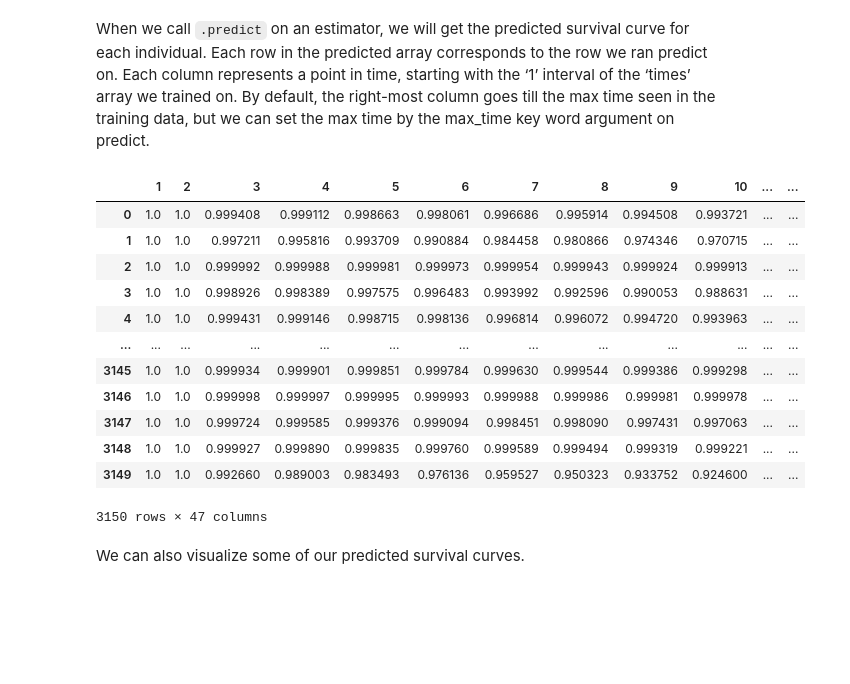
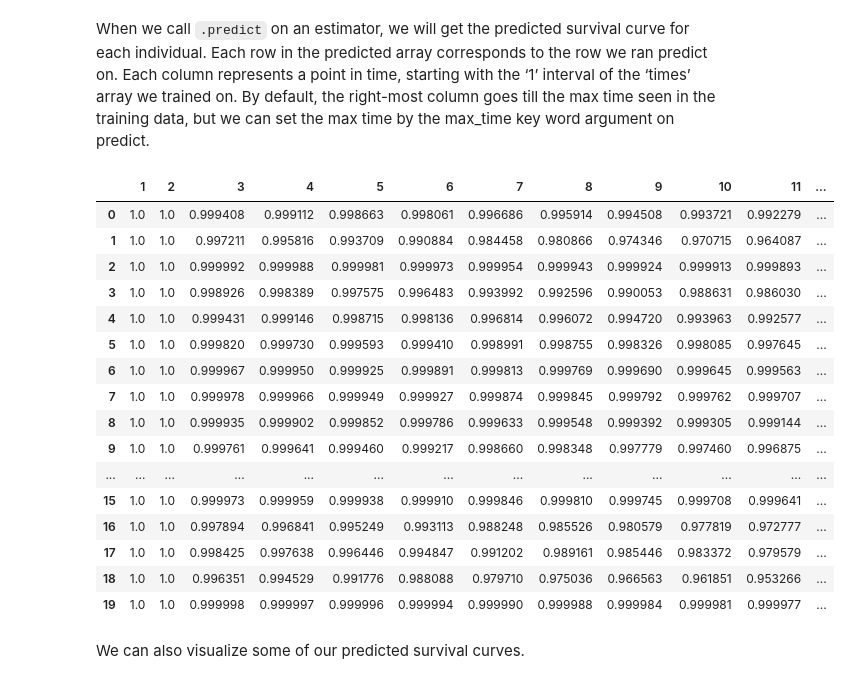
Before and after one commit to pr38/survivalpredict, a Jupyter notebook: notebooks/survivalpredict_walkthrough_demo.ipynb, the cells around one changed output. Saved outputs shown, nothing was run; the diff lists cells and outputs as text; code cells hidden in the pictures; blank space fills up the shorter version.

```diff
--- a/notebooks/survivalpredict_walkthrough_demo.ipynb
+++ b/notebooks/survivalpredict_walkthrough_demo.ipynb
@@ -83,21 +85,27 @@ preds = cox.predict(X,max_time=max_time)
 # %%
 times_of_survival_curve = np.arange(1,max_time +1)
 
-pd.DataFrame(preds, columns=times_of_survival_curve)
+preds_df = pd.DataFrame(preds, columns=times_of_survival_curve)
+
+HTML(preds_df.head(20).to_html())
 # %% [output]
-|  | 1 | 2 | 3 | 4 | 5 | 6 | 7 | 8 | 9 | 10 | ... | ... |
-| 0 | 1.0 | 1.0 | 0.999408 | 0.999112 | 0.998663 | 0.998061 | 0.996686 | 0.995914 | 0.994508 | 0.993721 | ... | ... |
-| 1 | 1.0 | 1.0 | 0.997211 | 0.995816 | 0.993709 | 0.990884 | 0.984458 | 0.980866 | 0.974346 | 0.970715 | ... | ... |
-| 2 | 1.0 | 1.0 | 0.999992 | 0.999988 | 0.999981 | 0.999973 | 0.999954 | 0.999943 | 0.999924 | 0.999913 | ... | ... |
-| 3 | 1.0 | 1.0 | 0.998926 | 0.998389 | 0.997575 | 0.996483 | 0.993992 | 0.992596 | 0.990053 | 0.988631 | ... | ... |
-| 4 | 1.0 | 1.0 | 0.999431 | 0.999146 | 0.998715 | 0.998136 | 0.996814 | 0.996072 | 0.994720 | 0.993963 | ... | ... |
+|  | 1 | 2 | 3 | 4 | 5 | 6 | 7 | 8 | 9 | 10 | 11 | ... |
+| 0 | 1.0 | 1.0 | 0.999408 | 0.999112 | 0.998663 | 0.998061 | 0.996686 | 0.995914 | 0.994508 | 0.993721 | 0.992279 | ... |
+| 1 | 1.0 | 1.0 | 0.997211 | 0.995816 | 0.993709 | 0.990884 | 0.984458 | 0.980866 | 0.974346 | 0.970715 | 0.964087 | ... |
+| 2 | 1.0 | 1.0 | 0.999992 | 0.999988 | 0.999981 | 0.999973 | 0.999954 | 0.999943 | 0.999924 | 0.999913 | 0.999893 | ... |
+| 3 | 1.0 | 1.0 | 0.998926 | 0.998389 | 0.997575 | 0.996483 | 0.993992 | 0.992596 | 0.990053 | 0.988631 | 0.986030 | ... |
+| 4 | 1.0 | 1.0 | 0.999431 | 0.999146 | 0.998715 | 0.998136 | 0.996814 | 0.996072 | 0.994720 | 0.993963 | 0.992577 | ... |
+| 5 | 1.0 | 1.0 | 0.999820 | 0.999730 | 0.999593 | 0.999410 | 0.998991 | 0.998755 | 0.998326 | 0.998085 | 0.997645 | ... |
+| 6 | 1.0 | 1.0 | 0.999967 | 0.999950 | 0.999925 | 0.999891 | 0.999813 | 0.999769 | 0.999690 | 0.999645 | 0.999563 | ... |
+| 7 | 1.0 | 1.0 | 0.999978 | 0.999966 | 0.999949 | 0.999927 | 0.999874 | 0.999845 | 0.999792 | 0.999762 | 0.999707 | ... |
+| 8 | 1.0 | 1.0 | 0.999935 | 0.999902 | 0.999852 | 0.999786 | 0.999633 | 0.999548 | 0.999392 | 0.999305 | 0.999144 | ... |
+| 9 | 1.0 | 1.0 | 0.999761 | 0.999641 | 0.999460 | 0.999217 | 0.998660 | 0.998348 | 0.997779 | 0.997460 | 0.996875 | ... |
 | ... | ... | ... | ... | ... | ... | ... | ... | ... | ... | ... | ... | ... |
-| 3145 | 1.0 | 1.0 | 0.999934 | 0.999901 | 0.999851 | 0.999784 | 0.999630 | 0.999544 | 0.999386 | 0.999298 | ... | ... |
-| 3146 | 1.0 | 1.0 | 0.999998 | 0.999997 | 0.999995 | 0.999993 | 0.999988 | 0.999986 | 0.999981 | 0.999978 | ... | ... |
-| 3147 | 1.0 | 1.0 | 0.999724 | 0.999585 | 0.999376 | 0.999094 | 0.998451 | 0.998090 | 0.997431 | 0.997063 | ... | ... |
-| 3148 | 1.0 | 1.0 | 0.999927 | 0.999890 | 0.999835 | 0.999760 | 0.999589 | 0.999494 | 0.999319 | 0.999221 | ... | ... |
-| 3149 | 1.0 | 1.0 | 0.992660 | 0.989003 | 0.983493 | 0.976136 | 0.959527 | 0.950323 | 0.933752 | 0.924600 | ... | ... |
+| 15 | 1.0 | 1.0 | 0.999973 | 0.999959 | 0.999938 | 0.999910 | 0.999846 | 0.999810 | 0.999745 | 0.999708 | 0.999641 | ... |
+| 16 | 1.0 | 1.0 | 0.997894 | 0.996841 | 0.995249 | 0.993113 | 0.988248 | 0.985526 | 0.980579 | 0.977819 | 0.972777 | ... |
+| 17 | 1.0 | 1.0 | 0.998425 | 0.997638 | 0.996446 | 0.994847 | 0.991202 | 0.989161 | 0.985446 | 0.983372 | 0.979579 | ... |
+| 18 | 1.0 | 1.0 | 0.996351 | 0.994529 | 0.991776 | 0.988088 | 0.979710 | 0.975036 | 0.966563 | 0.961851 | 0.953266 | ... |
+| 19 | 1.0 | 1.0 | 0.999998 | 0.999997 | 0.999996 | 0.999994 | 0.999990 | 0.999988 | 0.999984 | 0.999981 | 0.999977 | ... |
-3150 rows × 47 columns
 # %% [markdown]
 We can also visualize some of our predicted survival curves.
 # %%
```
Also changed, not shown: parts of 10 cells of this notebook, 3 other files.
